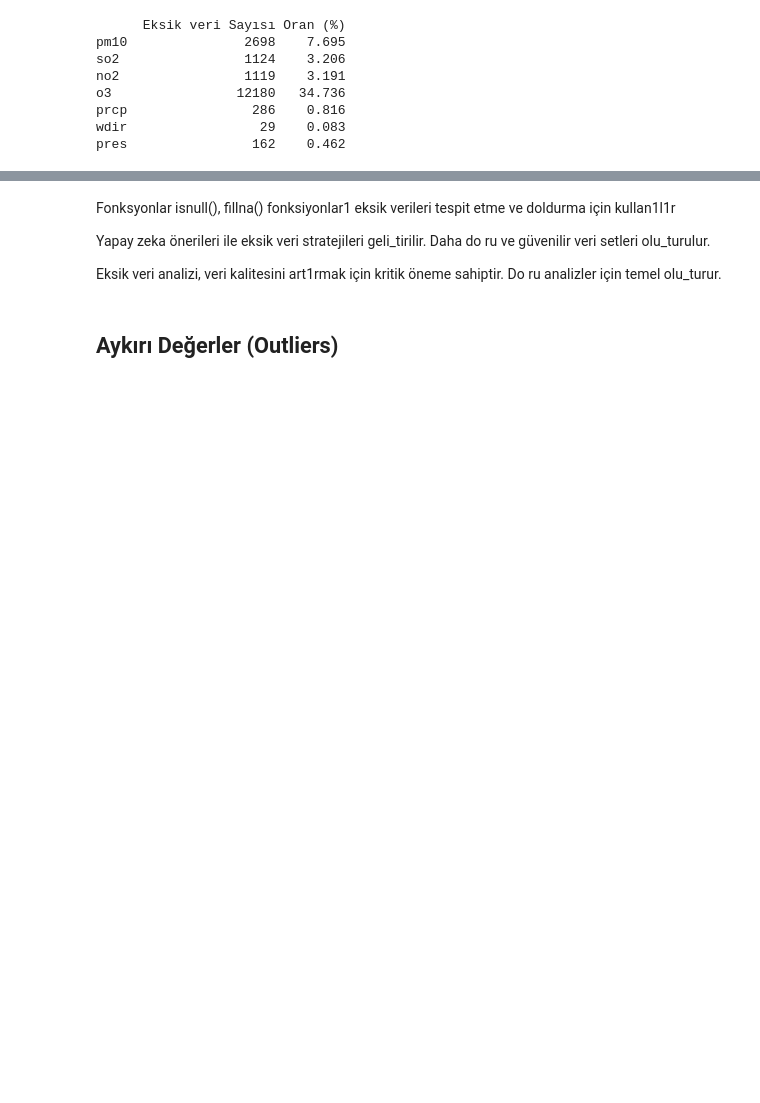
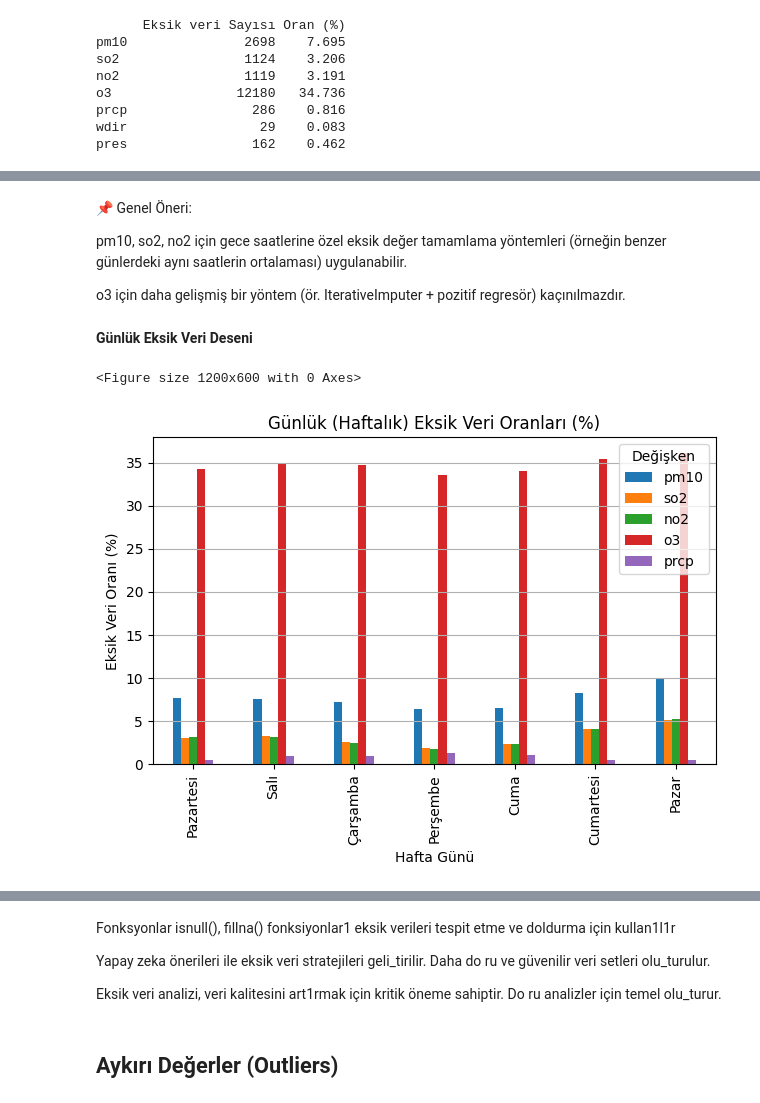
Before and after one commit to FatihKarabas/AI-WORKS, a Jupyter notebook: Bandırma_AirQualityIndex_AQI.ipynb, the cells around one changed output, grey strips where cells are left out. Drawn from its saved outputs; the diff is of its cells as text; code cells hidden in the pictures; blank space fills up the shorter version.

```diff
--- a/Bandırma_AirQualityIndex_AQI.ipynb
+++ b/Bandırma_AirQualityIndex_AQI.ipynb
@@ -229,0 +365,33 @@ pres                162    0.462
+# %% [markdown]
+📌 Genel Öneri:
+
+pm10, so2, no2 için gece saatlerine özel eksik değer tamamlama yöntemleri (örneğin benzer günlerdeki aynı saatlerin ortalaması) uygulanabilir.
+
+o3 için daha gelişmiş bir yöntem (ör. IterativeImputer + pozitif regresör) kaçınılmazdır.
+# %% [markdown]
+**Günlük Eksik Veri Deseni**
+# %%
+# Gün bilgisi ekleyelim
+df["weekday"] = df["datetime"].dt.dayofweek  # Pazartesi = 0, Pazar = 6
+hafta_gunleri = ['Pazartesi', 'Salı', 'Çarşamba', 'Perşembe', 'Cuma', 'Cumartesi', 'Pazar']
+df["hafta_gunu"] = df["weekday"].apply(lambda x: hafta_gunleri[x])
+
+# Günlük (haftalık) eksik veri oranlarını hesaplayalım
+gunluk_eksik = df.groupby("hafta_gunu")[['pm10', 'so2', 'no2', 'o3', 'prcp']].apply(lambda x: x.isnull().mean() * 100)
+
+# Günleri haftalık sıraya göre sıralayalım
+gunluk_eksik = gunluk_eksik.reindex(hafta_gunleri)
+
+# Bar plot ile görselleştirelim
+plt.figure(figsize=(12, 6))
+gunluk_eksik.plot(kind='bar')
+plt.title("Günlük (Haftalık) Eksik Veri Oranları (%)")
+plt.xlabel("Hafta Günü")
+plt.ylabel("Eksik Veri Oranı (%)")
+plt.grid(axis='y')
+plt.legend(title="Değişken", loc='upper right')
+plt.tight_layout()
+plt.show()
+# %% [output]
+<Figure size 1200x600 with 0 Axes>
+[figure, added]
```
Also changed, not shown: parts of 37 cells of this notebook.
